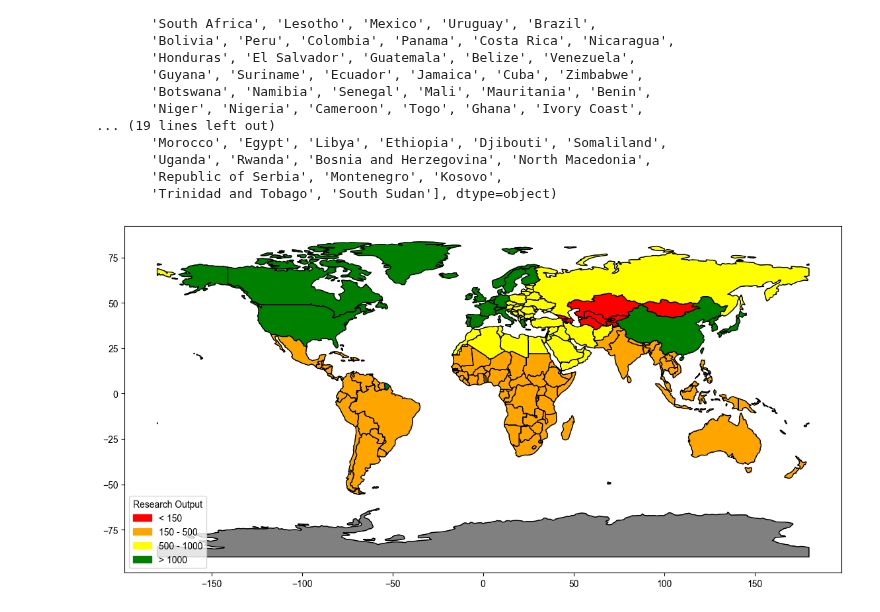
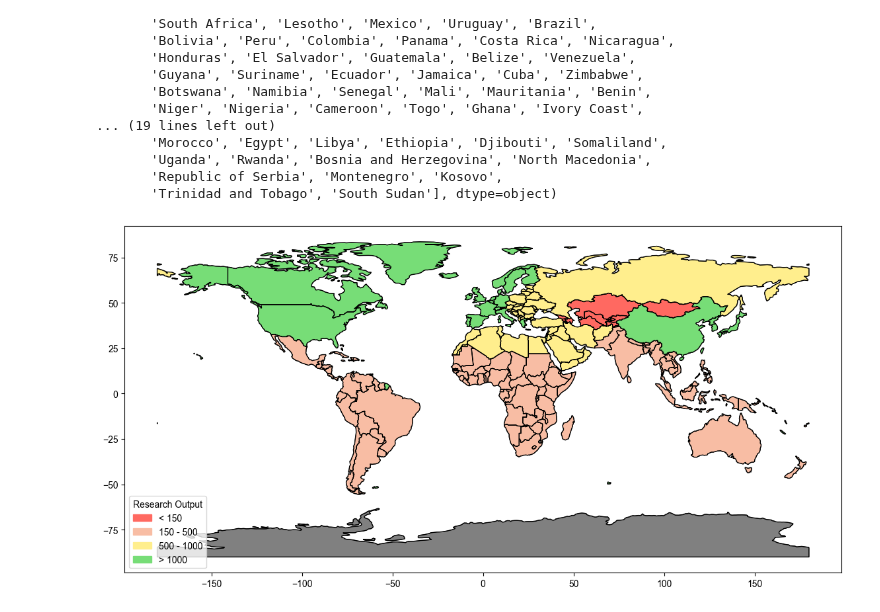
Before and after one commit to chroniq-lab/equity_precision_llm, a Jupyter notebook: preprocessing/creating world map of research output.ipynb, the cells around one changed output. Drawn from its saved outputs; the diff is of its cells as text; code cells hidden in the pictures.

Commit message:
Updated figures

```diff
--- a/preprocessing/creating world map of research output.ipynb
+++ b/preprocessing/creating world map of research output.ipynb
@@ -1,16 +1,33 @@
 # %%
+
+# %pip install geopandas
+# %pip install mapclassify
 import geopandas as gpd
 import pandas as pd
 import matplotlib.pyplot as plt
 import mapclassify
 import matplotlib as mpl
+import os as os
+import getpass
 
 import geopandas as gpd
 import pandas as pd
 import matplotlib.pyplot as plt
 
+user = getpass.getuser()
+if user == "JVARGH7":
+    path_equity_precision_llm_folder = "C:/Cloud/OneDrive - Emory University/Papers/Global Equity in Diabetes Precision Medicine LLM"
+    path_equity_precision_llm_repo =  'C:/code/external/equity_precision_llm'
+
+elif user == "aamnasoniwala":
+    path_equity_precision_llm_folder = "/Users/aamnasoniwala/Library/CloudStorage/OneDrive-Emory/Global Equity in Diabetes Precision Medicine LLM"
+    path_equity_precision_llm_repo = '/Users/aamnasoniwala/code/equity_precision_llm'
+
+else:
+    raise ValueError("Unrecognized user")
+
 # Load world map
-world = gpd.read_file("/Users/aamnasoniwala/Desktop/ne_110m_admin_0_countries (1)/ne_110m_admin_0_countries.shp")
+world = gpd.read_file(path_equity_precision_llm_folder + "/figures/ne_110m_admin_0_countries/ne_110m_admin_0_countries.shp")
 
 # Check column names
 print(world.columns)
@@ -102,40 +119,44 @@ mpl.rcParams['font.family'] = 'Arial'
 
 # Define a function to categorize values
 def categorize_output(value):
     if value < 150:
-        return 'red'
+        return '#ff6961' #red
     elif 150 <= value <= 500:
-        return 'orange'
+        return '#F8BDA4' #orange
     elif 500 < value <= 1000:
-        return 'yellow'
+        return '#ffee8d' #yellow
     else:
-        return 'green'
+        return '#77dd77' #green
 
 # Merge research output data with world GeoDataFrame
 # Flatten the gbd_to_countries dictionary
 country_to_output = {country: output for region, output in zip(df["GBD Region"], df["Diabetes Precision Medicine Research Output"]) for country in gbd_to_countries[region]}
 
 # Create a new column in the world GeoDataFrame for research output
 world["Diabetes Precision Medicine Research Output"] = world["SOVEREIGNT"].map(country_to_output)
 
 # Apply the function to create a new column for color mapping
 world["color"] = world["Diabetes Precision Medicine Research Output"].apply(lambda x: categorize_output(x) if pd.notnull(x) else 'gray')
 
 # Plot the world map with research output
 fig, ax = plt.subplots(figsize=(14, 7))
 world.boundary.plot(ax=ax, linewidth=0.5, color="black")
 world.plot(ax=ax, color=world["color"], edgecolor="black")
 
 # Custom legend
 legend_patches = [
-    mpatches.Patch(color='red', label='< 150'),
-    mpatches.Patch(color='orange', label='150 - 500'),
-    mpatches.Patch(color='yellow', label='500 - 1000'),
-    mpatches.Patch(color='green', label='> 1000')
+    mpatches.Patch(color='#ff6961', label='< 150'),
+    mpatches.Patch(color='#F8BDA4', label='150 - 500'),
+    mpatches.Patch(color='#ffee8d', label='500 - 1000'),
+    mpatches.Patch(color='#77dd77', label='> 1000')
 ]
 ax.legend(handles=legend_patches, title="Research Output", loc='lower left')
 
-# Show the plot
+
+# Save the figure
+plt.savefig(path_equity_precision_llm_folder + "/figures/world map of research output.png", dpi=300, bbox_inches='tight')
+
+# Display the plo
 plt.show()
 # %% [output]
-[figure, old version]
+[figure, new version]
```
Also changed, not shown: 2 other files.
